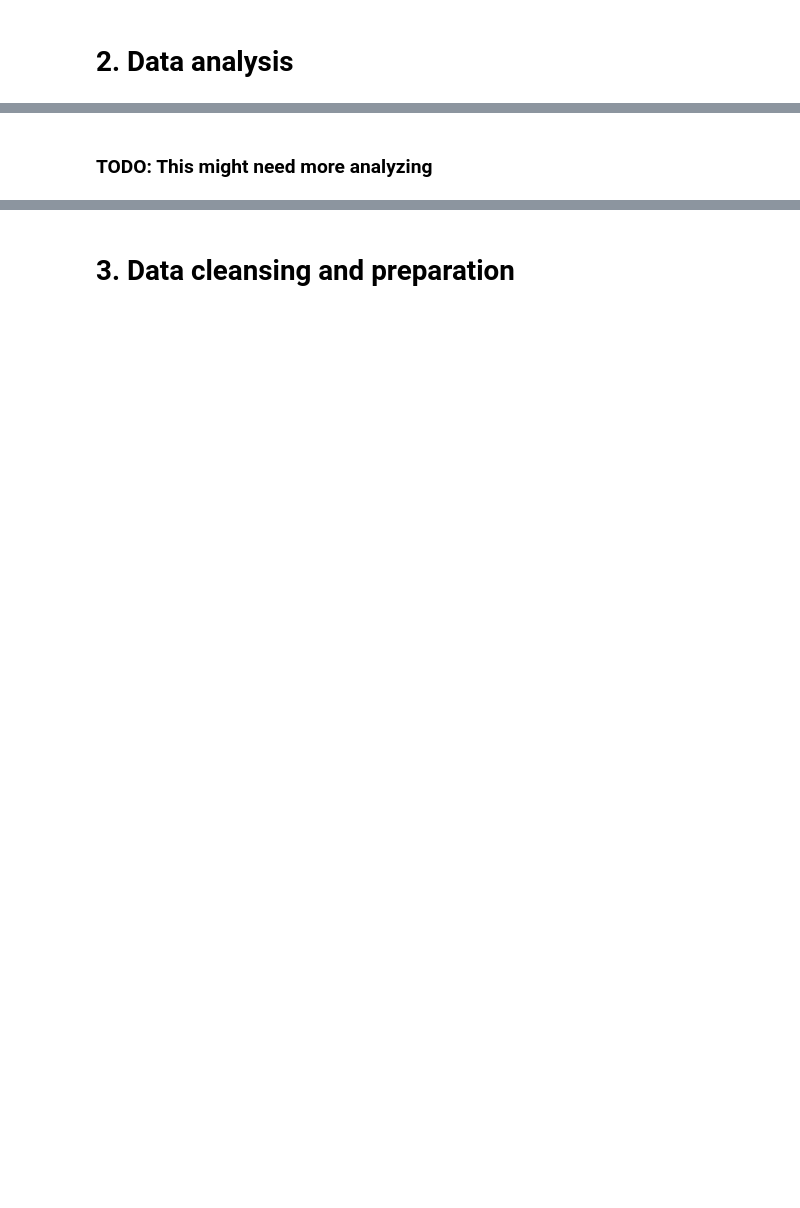
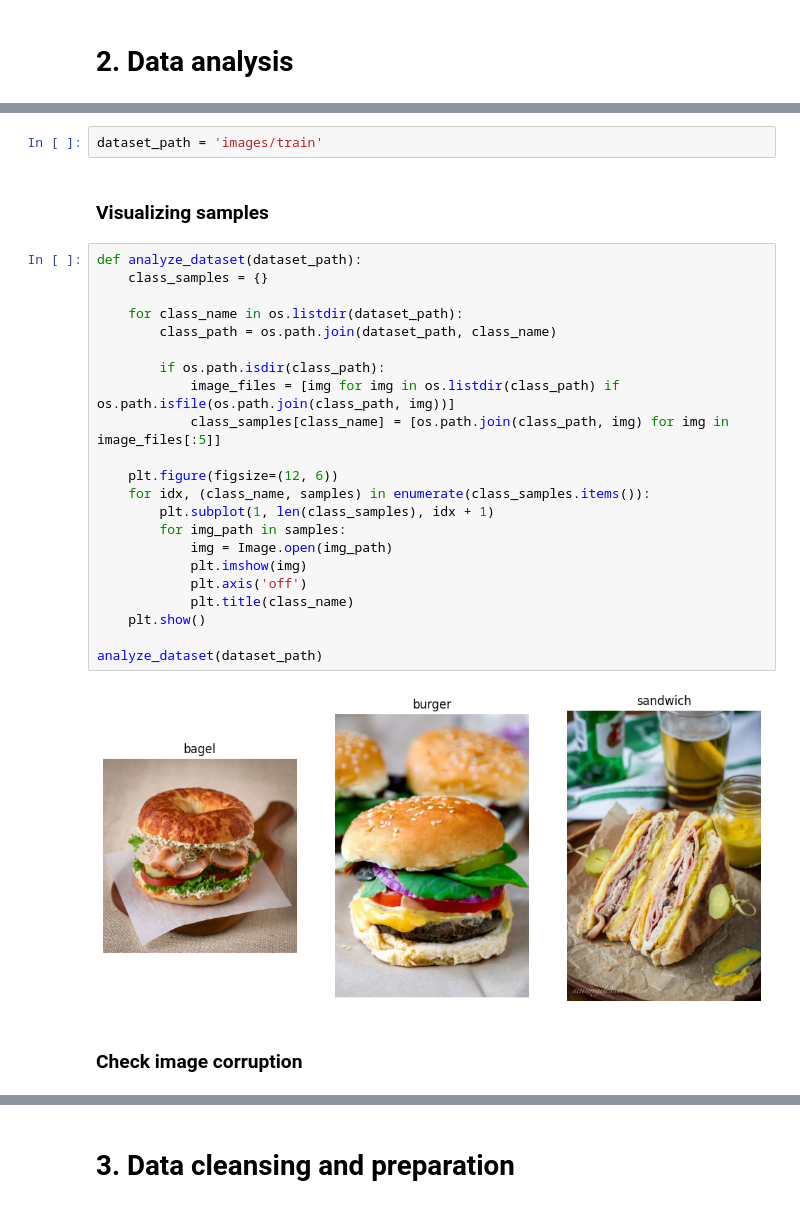
Before and after one commit to ironhamma/BMEVITMMA19_homework, a Jupyter notebook: homework.ipynb, the cells around one changed output, grey strips where cells are left out. Saved outputs shown, nothing was run; the diff lists cells and outputs as text; blank space fills up the shorter version.

```diff
--- a/homework.ipynb
+++ b/homework.ipynb
@@ -45,2 +48,30 @@ The classes are:
-# %% [markdown]
-### TODO: This might need more analyzing
+# %%
+dataset_path = 'images/train'
+# %% [markdown]
+### Visualizing samples
+# %%
+def analyze_dataset(dataset_path):
+    class_samples = {}
+
+    for class_name in os.listdir(dataset_path):
+        class_path = os.path.join(dataset_path, class_name)
+
+        if os.path.isdir(class_path):
+            image_files = [img for img in os.listdir(class_path) if os.path.isfile(os.path.join(class_path, img))]
+            class_samples[class_name] = [os.path.join(class_path, img) for img in image_files[:5]]
+
+    plt.figure(figsize=(12, 6))
+    for idx, (class_name, samples) in enumerate(class_samples.items()):
+        plt.subplot(1, len(class_samples), idx + 1)
+        for img_path in samples:
+            img = Image.open(img_path)
+            plt.imshow(img)
+            plt.axis('off')
+            plt.title(class_name)
+    plt.show()
+
+analyze_dataset(dataset_path)
+# %% [output]
+[figure, added]
+# %% [markdown]
+### Check image corruption
```
Also changed, not shown: parts of 15 cells of this notebook, 3 other files.
